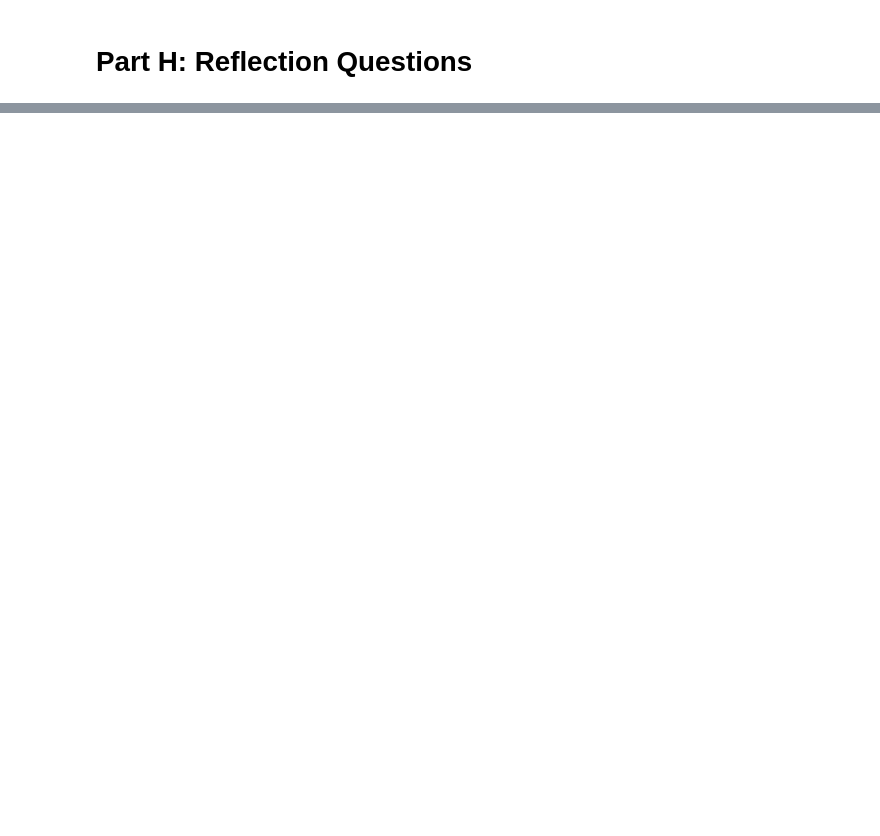
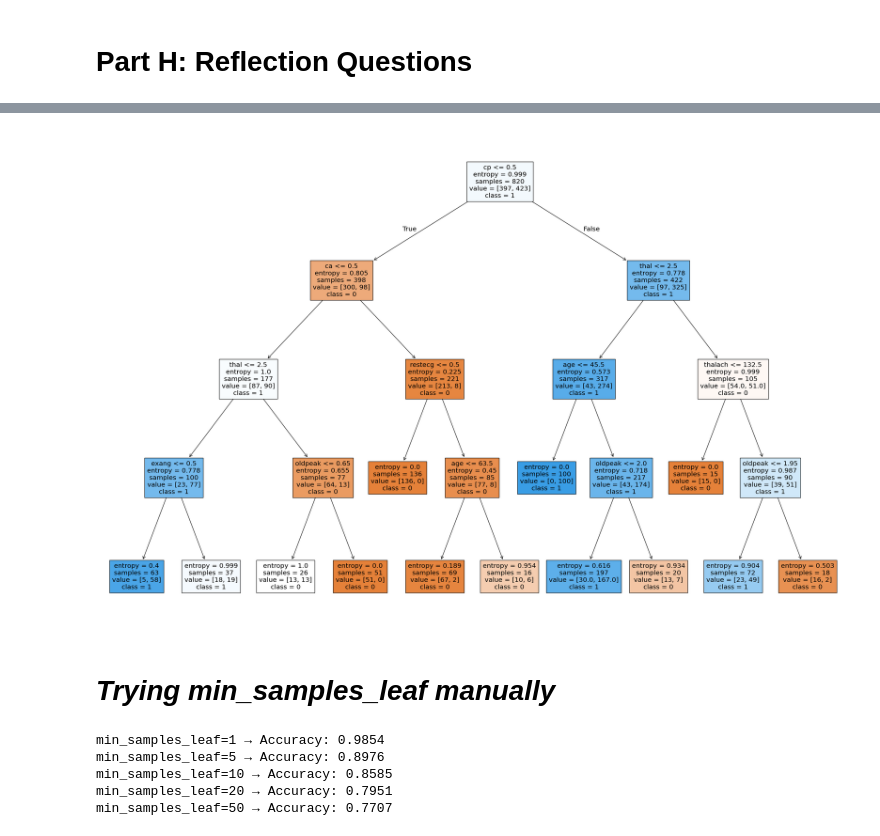
Before and after one commit to Asadullah2412/Decision_tree_classification_innomatics, a Jupyter notebook: Decision_Tree_Classification.ipynb, the cells around one changed output, grey strips where cells are left out. Drawn from its saved outputs; the diff is of its cells as text; code cells hidden in the pictures; blank space fills up the shorter version.

```diff
--- a/Decision_Tree_Classification.ipynb
+++ b/Decision_Tree_Classification.ipynb
@@ -359,0 +476,5 @@ tp = plot_tree(model_3,feature_names=X.columns , class_names=[str(c) for c in mo
+# %%
+# Model with entropy criterion
+
+model_entropy = DecisionTreeClassifier(criterion='entropy',random_state=42,max_depth=4)
+model_entropy
@@ -359,0 +483,2 @@ tp = plot_tree(model_3,feature_names=X.columns , class_names=[str(c) for c in mo
+# %%
+model_entropy.fit(X_train,y_train)
@@ -359,0 +524,31 @@ tp = plot_tree(model_3,feature_names=X.columns , class_names=[str(c) for c in mo
+# %%
+fig = plt.figure(figsize=(30,20))
+tp = plot_tree(model_entropy,feature_names=X.columns , class_names=[str(c) for c in model_3.classes_],filled=True)
+# %% [output]
+[figure, added]
+# %% [markdown]
+# **_Trying min_samples_leaf manually_**
+# %%
+
+
+leaf_sizes = [1, 5, 10, 20, 50]
+
+for leaf in leaf_sizes:
+    dt = DecisionTreeClassifier(
+        criterion="gini",
+        min_samples_leaf=leaf,
+        random_state=42
+    )
+
+    dt.fit(X_train, y_train)
+    y_pred = dt.predict(X_test)
+
+    acc = accuracy_score(y_test, y_pred)
+
+    print(f"min_samples_leaf={leaf} → Accuracy: {acc:.4f}")
+# %% [output]
+min_samples_leaf=1 → Accuracy: 0.9854
+min_samples_leaf=5 → Accuracy: 0.8976
+min_samples_leaf=10 → Accuracy: 0.8585
+min_samples_leaf=20 → Accuracy: 0.7951
+min_samples_leaf=50 → Accuracy: 0.7707
```
Also changed, not shown: parts of 19 cells of this notebook.
